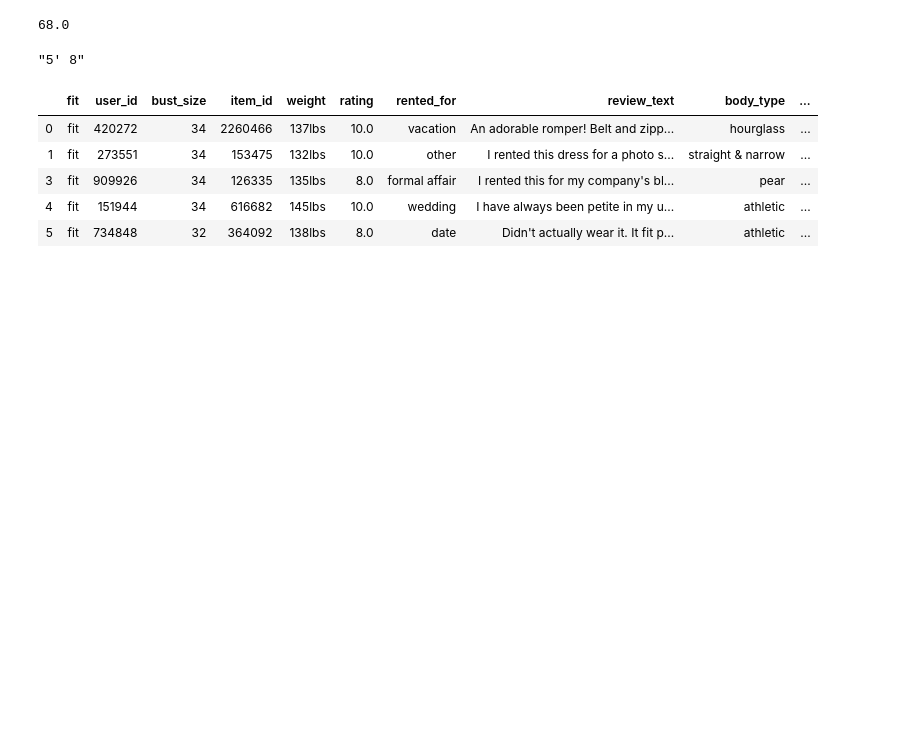
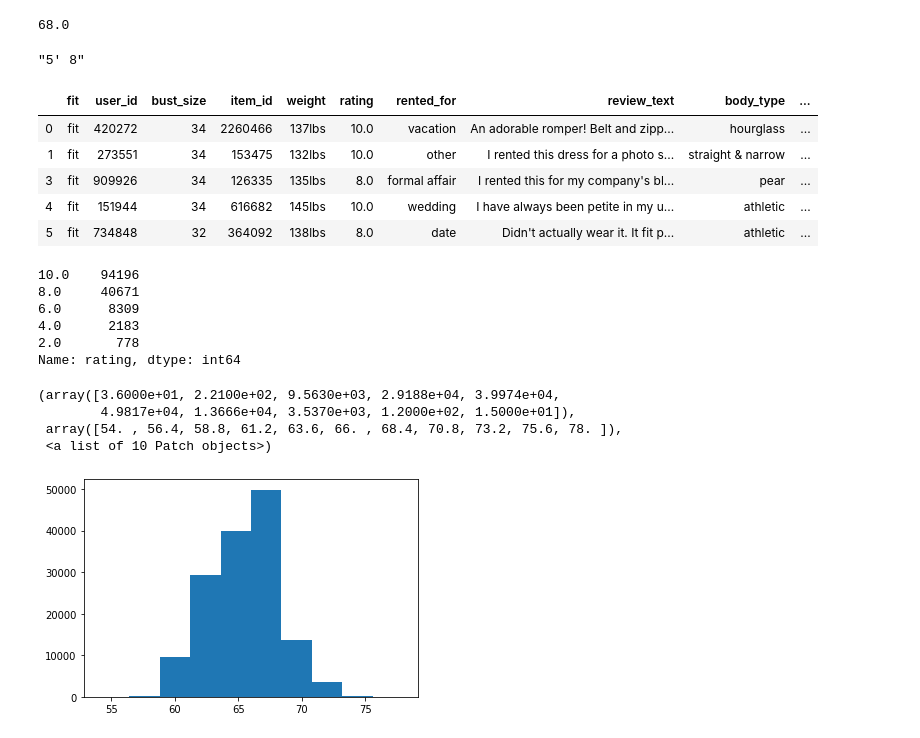
Before and after one commit to FatmaBenYedder/Recommend_The_Runway, a Jupyter notebook: rtr.ipynb, the cells around one changed output. Saved outputs shown, nothing was run; the diff lists cells and outputs as text; code cells hidden in the pictures; blank space fills up the shorter version.

```diff
--- a/rtr.ipynb
+++ b/rtr.ipynb
@@ -179,0 +182,17 @@ df.to_csv(r'/Users/andrewtriola/Documents/flatiron/mod_6_proj/mod_6_project/upda
+# %%
+df['rating'].value_counts()
+# %% [output]
+10.0    94196
+8.0     40671
+6.0      8309
+4.0      2183
+2.0       778
+Name: rating, dtype: int64
+# %%
+plt.hist(df['height'], bins=10)
+# %% [output]
+(array([3.6000e+01, 2.2100e+02, 9.5630e+03, 2.9188e+04, 3.9974e+04,
+        4.9817e+04, 1.3666e+04, 3.5370e+03, 1.2000e+02, 1.5000e+01]),
+ array([54. , 56.4, 58.8, 61.2, 63.6, 66. , 68.4, 70.8, 73.2, 75.6, 78. ]),
+ <a list of 10 Patch objects>)
+[figure, added]
```
Also changed, not shown: parts of 10 cells of this notebook, 2 other files.
